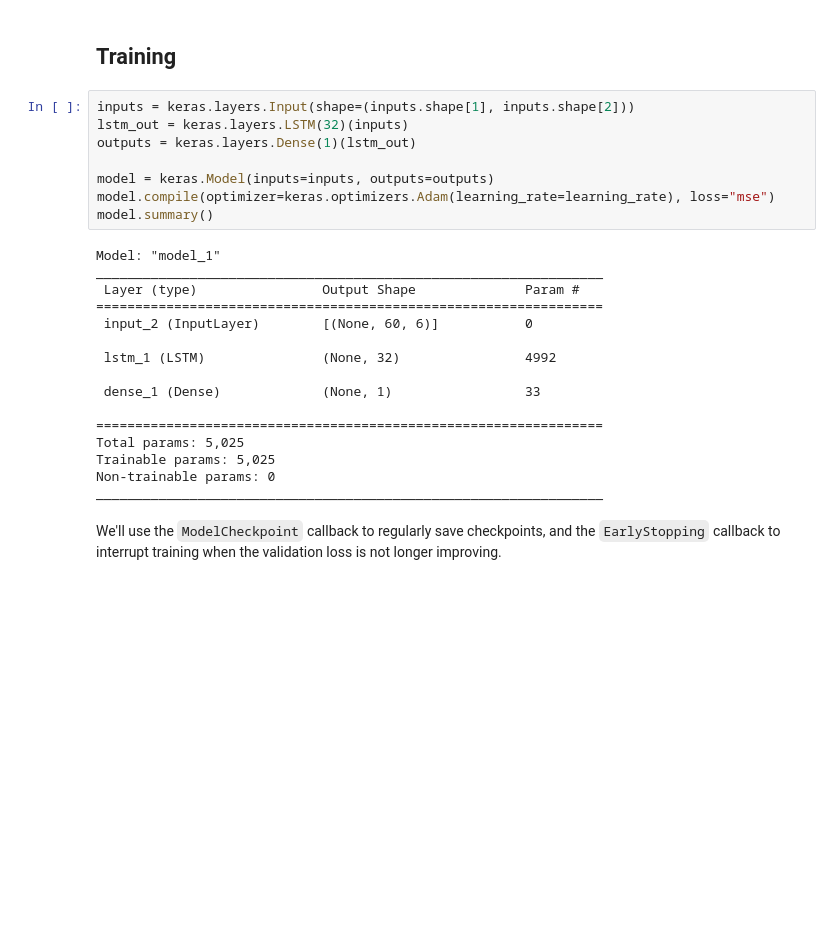
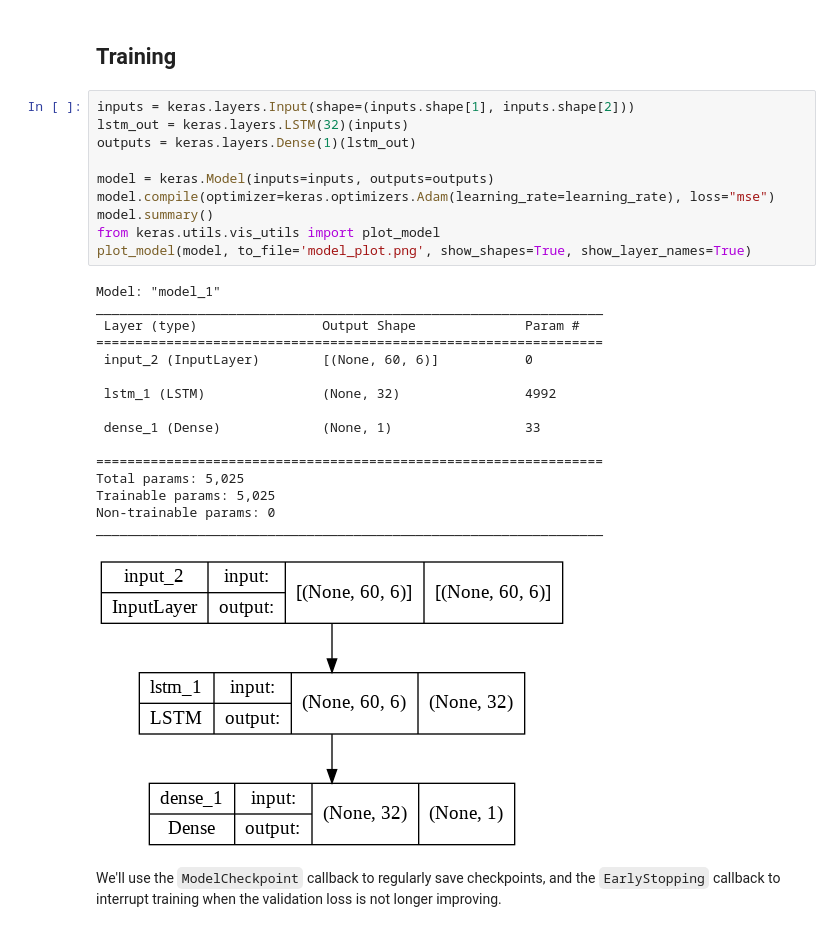
Before and after one commit to 1kaiser/EvapoTranspirationNeuralModel, a Jupyter notebook: Evapo🌪️🌫️🌧️⛅⛈️_transpiration_timeseries_weather_forecasting.ipynb, the cells around one changed output. Drawn from its saved outputs; the diff is of its cells as text; blank space fills up the shorter version.

Commit message:
added keras model visualization

```diff
--- a/Evapo🌪️🌫️🌧️⛅⛈️_transpiration_timeseries_weather_forecasting.ipynb
+++ b/Evapo🌪️🌫️🌧️⛅⛈️_transpiration_timeseries_weather_forecasting.ipynb
@@ -299,27 +299,30 @@ Target shape: (256, 1)
 # %%
 inputs = keras.layers.Input(shape=(inputs.shape[1], inputs.shape[2]))
 lstm_out = keras.layers.LSTM(32)(inputs)
 outputs = keras.layers.Dense(1)(lstm_out)
 
 model = keras.Model(inputs=inputs, outputs=outputs)
 model.compile(optimizer=keras.optimizers.Adam(learning_rate=learning_rate), loss="mse")
 model.summary()
+from keras.utils.vis_utils import plot_model
+plot_model(model, to_file='model_plot.png', show_shapes=True, show_layer_names=True)
 # %% [output]
 Model: "model_1"
 _________________________________________________________________
  Layer (type)                Output Shape              Param #
 =================================================================
  input_2 (InputLayer)        [(None, 60, 6)]           0
 
  lstm_1 (LSTM)               (None, 32)                4992
 
  dense_1 (Dense)             (None, 1)                 33
 
 =================================================================
 Total params: 5,025
 Trainable params: 5,025
 Non-trainable params: 0
 _________________________________________________________________
+[figure, added]
 # %% [markdown]
 We'll use the `ModelCheckpoint` callback to regularly save checkpoints, and
 the `EarlyStopping` callback to interrupt training when the validation loss
```
Also changed, not shown: parts of 3 cells of this notebook.
